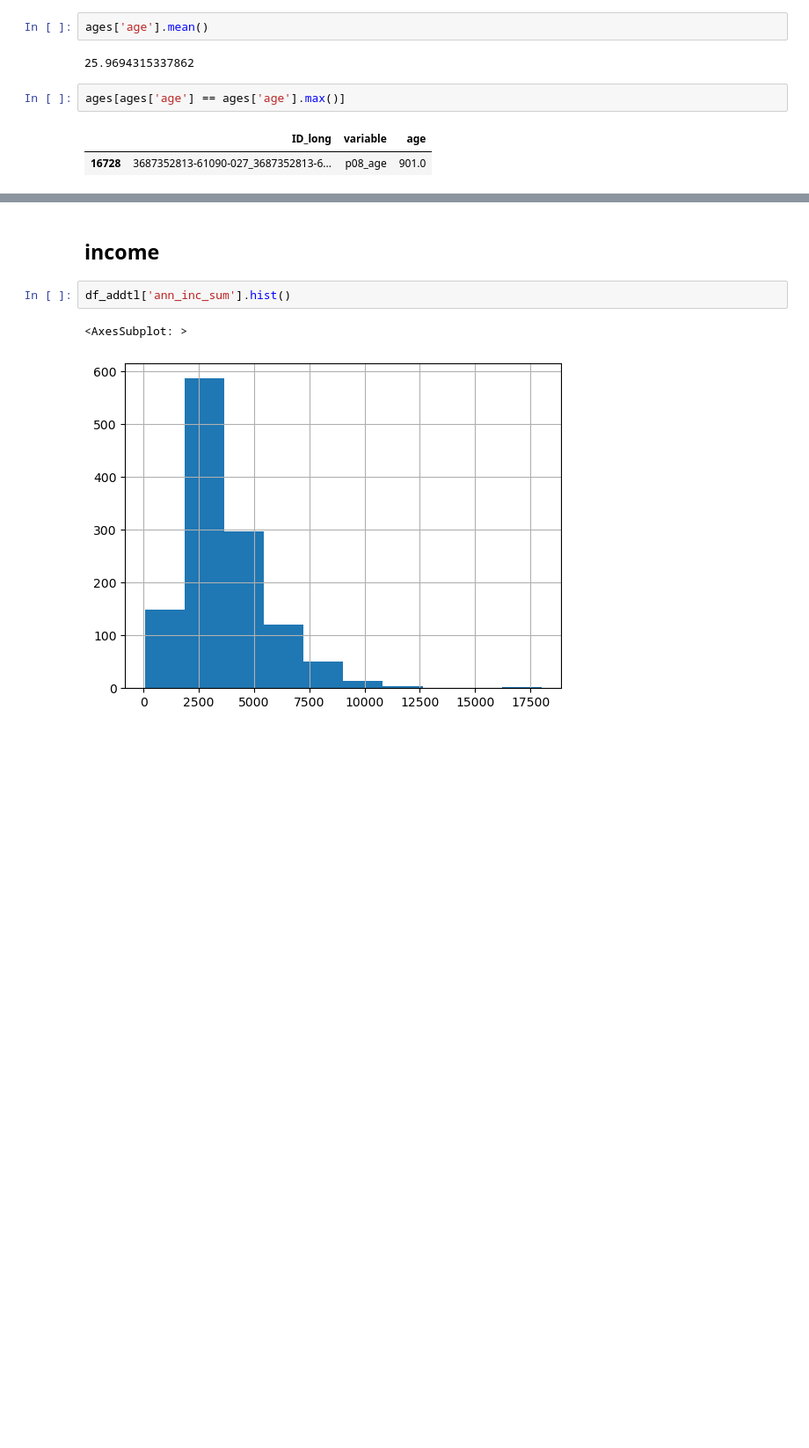
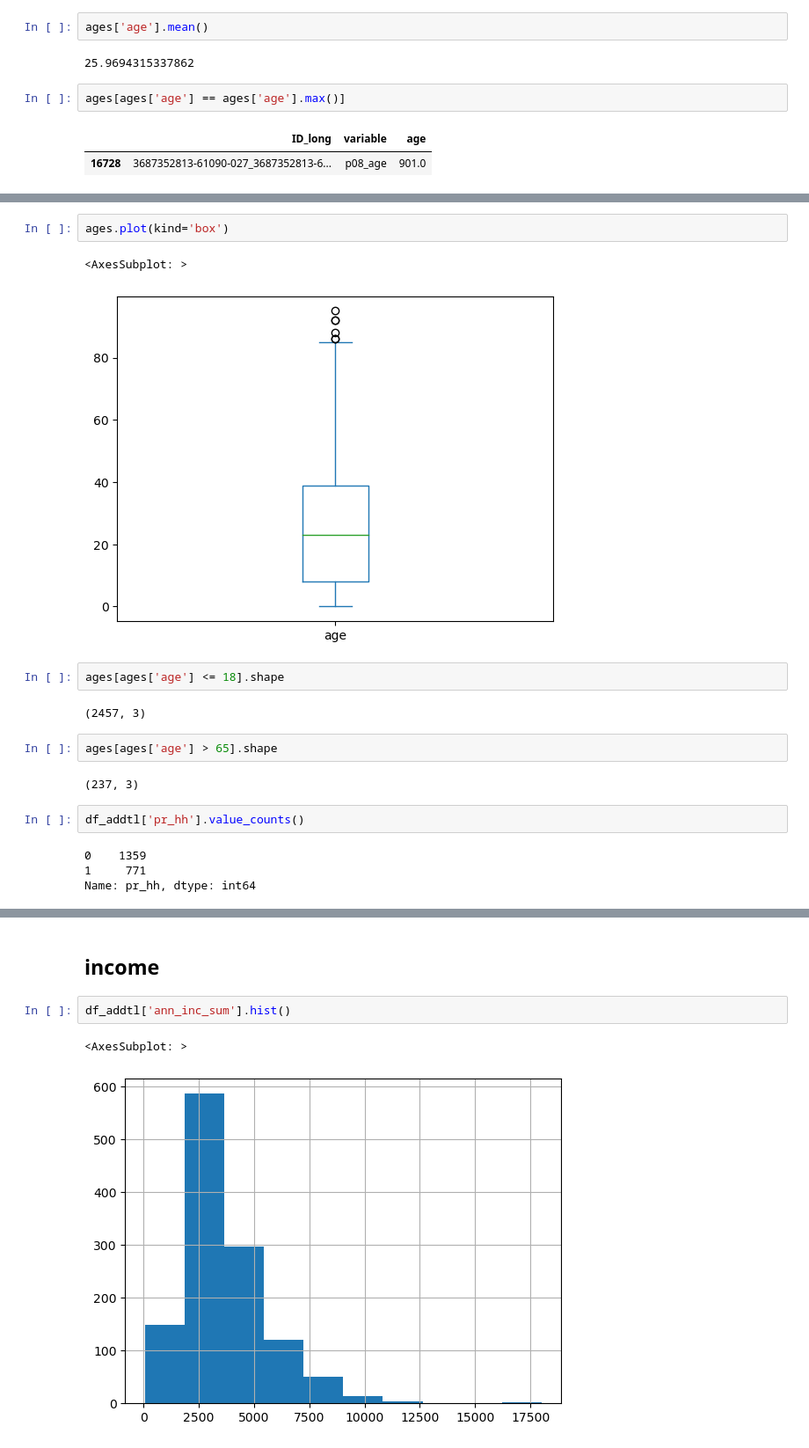
Before and after one commit to Jorge-at-Centro/Lincoln-Square-Project, a Jupyter notebook: 01_SJH_exploratory_data_analysis.ipynb, the cells around one changed output, grey strips where cells are left out. Shown at 88% size. Saved outputs shown, nothing was run; the diff lists cells and outputs as text; blank space fills up the shorter version.

```diff
--- a/01_SJH_exploratory_data_analysis.ipynb
+++ b/01_SJH_exploratory_data_analysis.ipynb
@@ -2420,0 +2432,19 @@ ages[ages['age'] == ages['age'].max()]
+# %%
+ages.plot(kind='box')
+# %% [output]
+<AxesSubplot: >
+[figure, added]
+# %%
+ages[ages['age'] <= 18].shape
+# %% [output]
+(2457, 3)
+# %%
+ages[ages['age'] > 65].shape
+# %% [output]
+(237, 3)
+# %%
+df_addtl['pr_hh'].value_counts()
+# %% [output]
+0    1359
+1     771
+Name: pr_hh, dtype: int64
```
Also changed, not shown: parts of 17 cells of this notebook.
